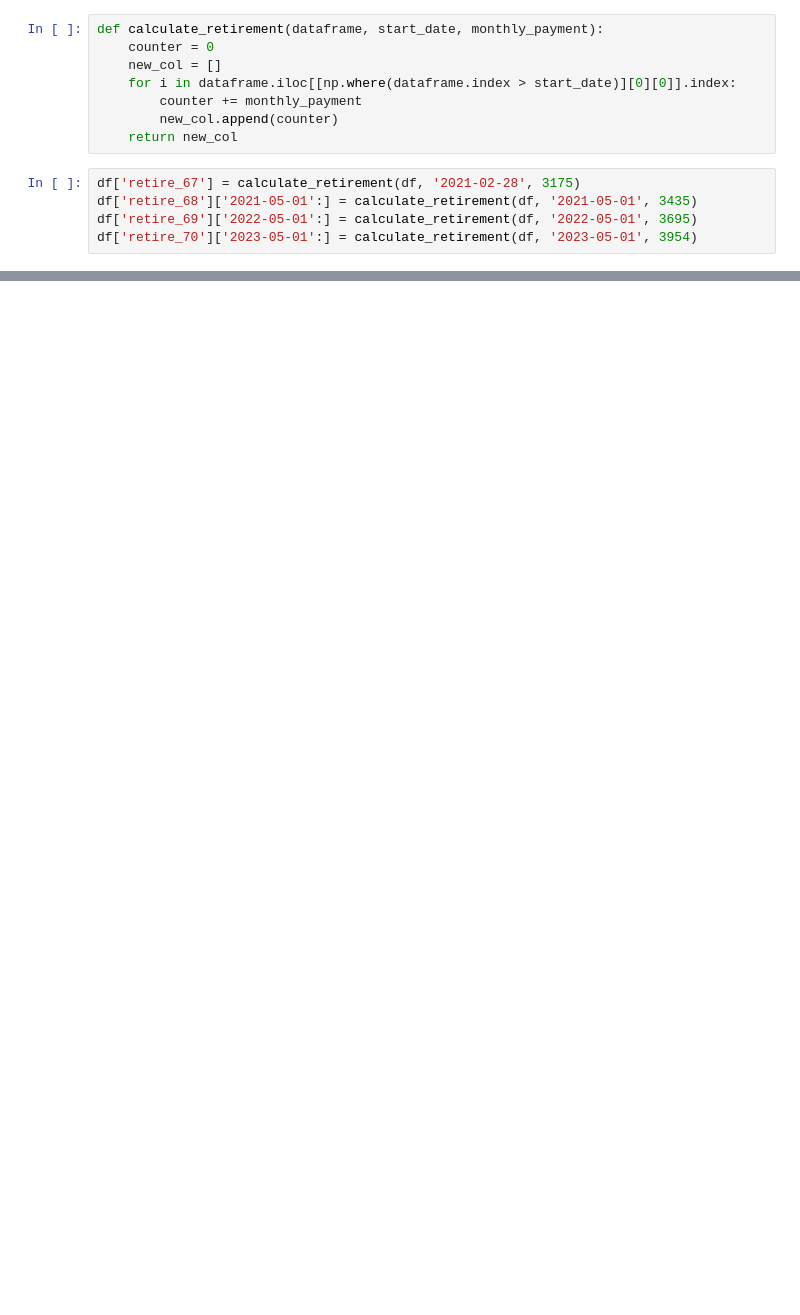
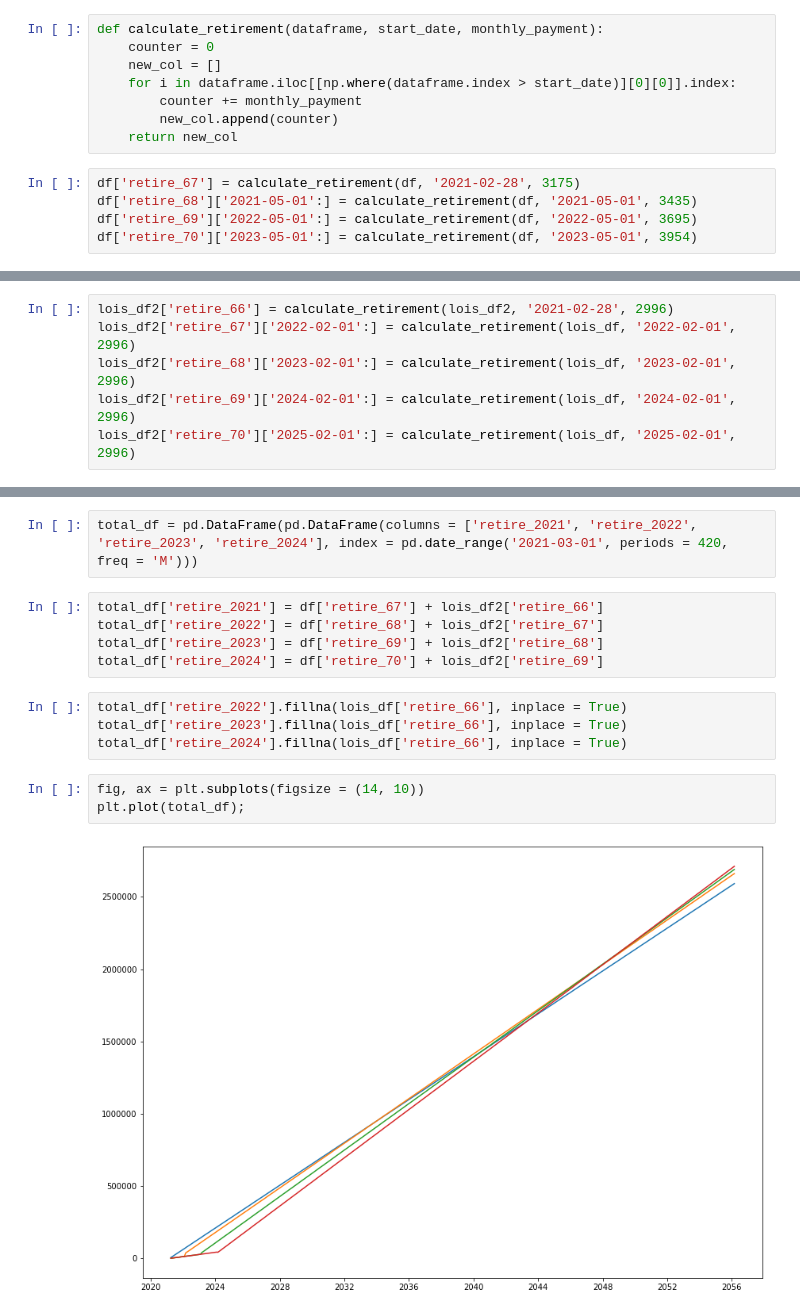
Before and after one commit to bagnine/social_security, a Jupyter notebook: social_security.ipynb, the cells around one changed output, grey strips where cells are left out. Drawn from its saved outputs; the diff is of its cells as text; blank space fills up the shorter version.

```diff
--- a/social_security.ipynb
+++ b/social_security.ipynb
@@ -61,0 +30,6 @@ plt.plot(df)
+# %%
+lois_df2['retire_66'] = calculate_retirement(lois_df2, '2021-02-28', 2996)
+lois_df2['retire_67']['2022-02-01':] = calculate_retirement(lois_df, '2022-02-01', 2996)
+lois_df2['retire_68']['2023-02-01':] = calculate_retirement(lois_df, '2023-02-01', 2996)
+lois_df2['retire_69']['2024-02-01':] = calculate_retirement(lois_df, '2024-02-01', 2996)
+lois_df2['retire_70']['2025-02-01':] = calculate_retirement(lois_df, '2025-02-01', 2996)
@@ -61,0 +79,16 @@ plt.plot(df)
+# %%
+total_df = pd.DataFrame(pd.DataFrame(columns = ['retire_2021', 'retire_2022', 'retire_2023', 'retire_2024'], index = pd.date_range('2021-03-01', periods = 420, freq = 'M')))
+# %%
+total_df['retire_2021'] = df['retire_67'] + lois_df2['retire_66']
+total_df['retire_2022'] = df['retire_68'] + lois_df2['retire_67']
+total_df['retire_2023'] = df['retire_69'] + lois_df2['retire_68']
+total_df['retire_2024'] = df['retire_70'] + lois_df2['retire_69']
+# %%
+total_df['retire_2022'].fillna(lois_df['retire_66'], inplace = True)
+total_df['retire_2023'].fillna(lois_df['retire_66'], inplace = True)
+total_df['retire_2024'].fillna(lois_df['retire_66'], inplace = True)
+# %%
+fig, ax = plt.subplots(figsize = (14, 10))
+plt.plot(total_df);
+# %% [output]
+[figure, added]
```
Also changed, not shown: parts of 10 cells of this notebook.
